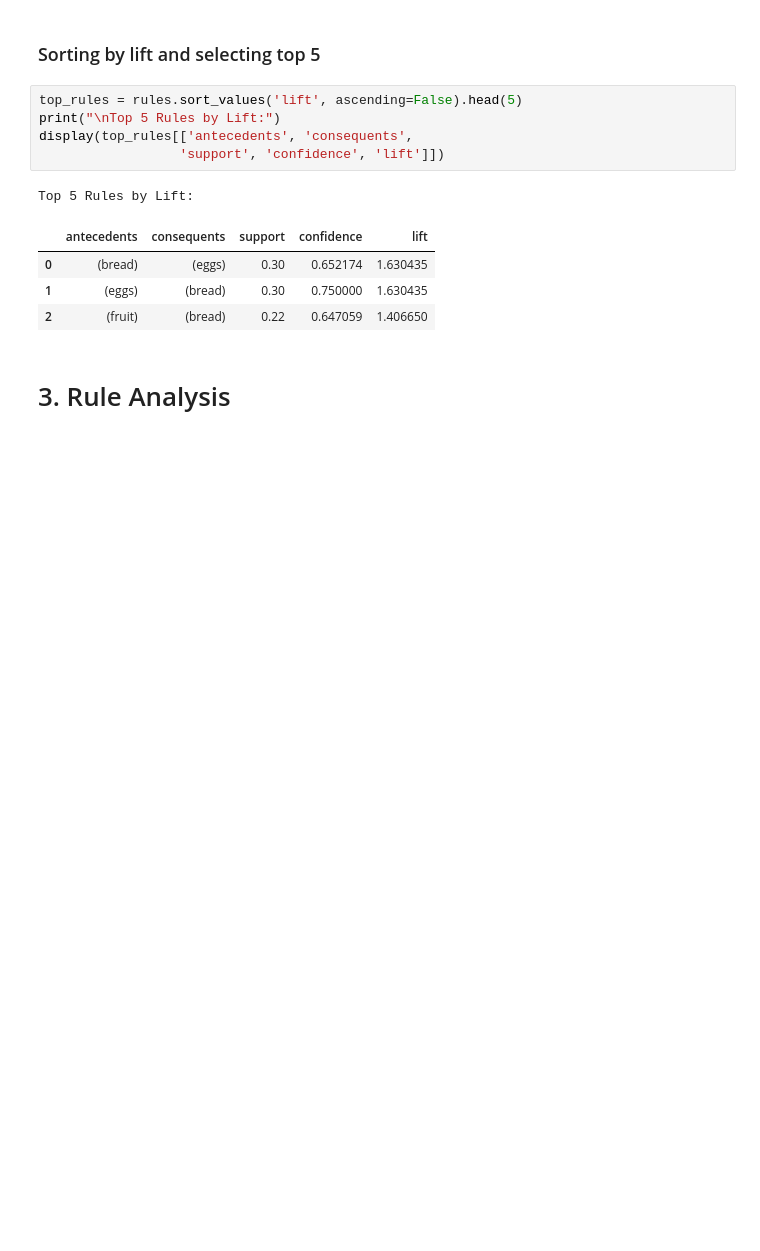
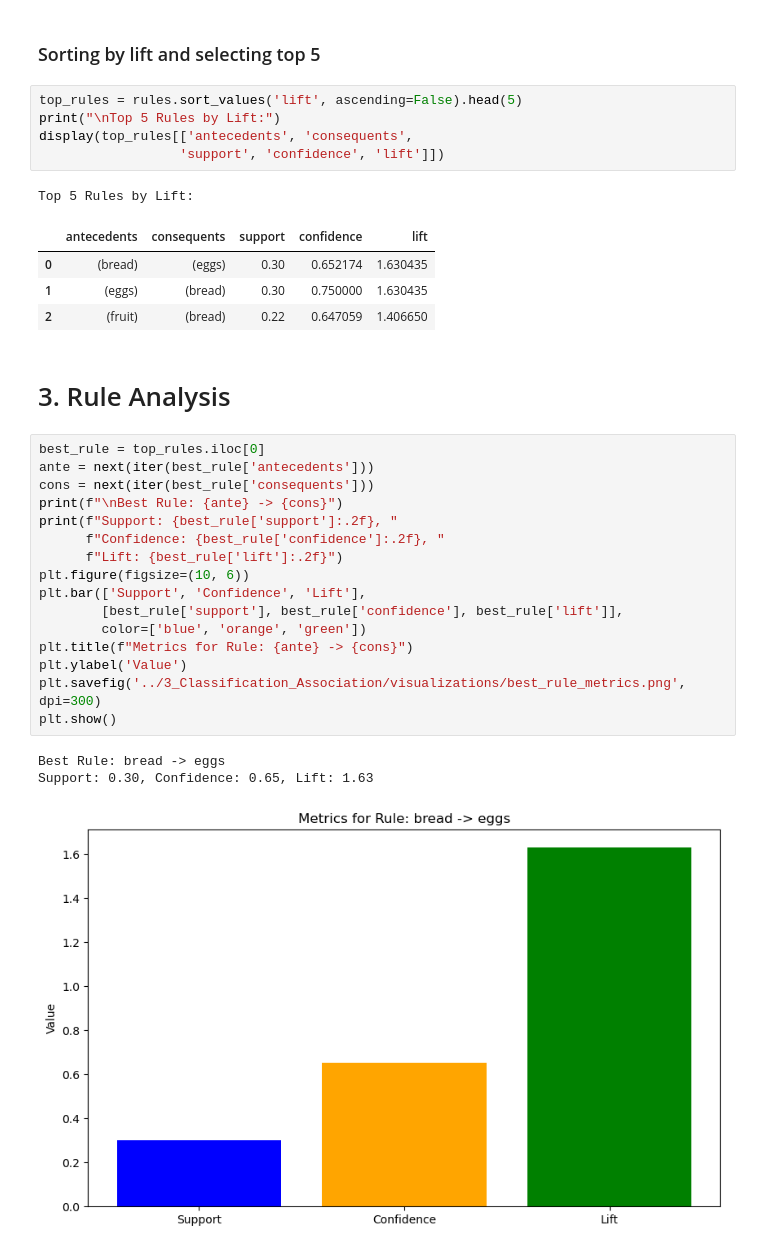
Before and after one commit to TanveerD1/DSA_2040_Practical_Exam_Tanveer_752, a Jupyter notebook: Data_Mining/3_Classification_Association/mining_iris_basket.ipynb, the cells around one changed output. Drawn from its saved outputs; the diff is of its cells as text; blank space fills up the shorter version.

```diff
--- a/Data_Mining/3_Classification_Association/mining_iris_basket.ipynb
+++ b/Data_Mining/3_Classification_Association/mining_iris_basket.ipynb
@@ -145,3 +145,23 @@ Top 5 Rules by Lift:
 | 2 | (fruit) | (bread) | 0.22 | 0.647059 | 1.406650 |
 # %% [markdown]
 # 3. Rule Analysis
+# %%
+best_rule = top_rules.iloc[0]
+ante = next(iter(best_rule['antecedents']))
+cons = next(iter(best_rule['consequents']))
+print(f"\nBest Rule: {ante} -> {cons}")
+print(f"Support: {best_rule['support']:.2f}, "
+      f"Confidence: {best_rule['confidence']:.2f}, "
+      f"Lift: {best_rule['lift']:.2f}")
+plt.figure(figsize=(10, 6))
+plt.bar(['Support', 'Confidence', 'Lift'],
+        [best_rule['support'], best_rule['confidence'], best_rule['lift']],
+        color=['blue', 'orange', 'green'])
+plt.title(f"Metrics for Rule: {ante} -> {cons}")
+plt.ylabel('Value')
+plt.savefig('../3_Classification_Association/visualizations/best_rule_metrics.png', dpi=300)
+plt.show()
+# %% [output]
+Best Rule: bread -> eggs
+Support: 0.30, Confidence: 0.65, Lift: 1.63
+[figure, added]
```
Also changed, not shown: parts of 1 cell of this notebook, 1 other file.
